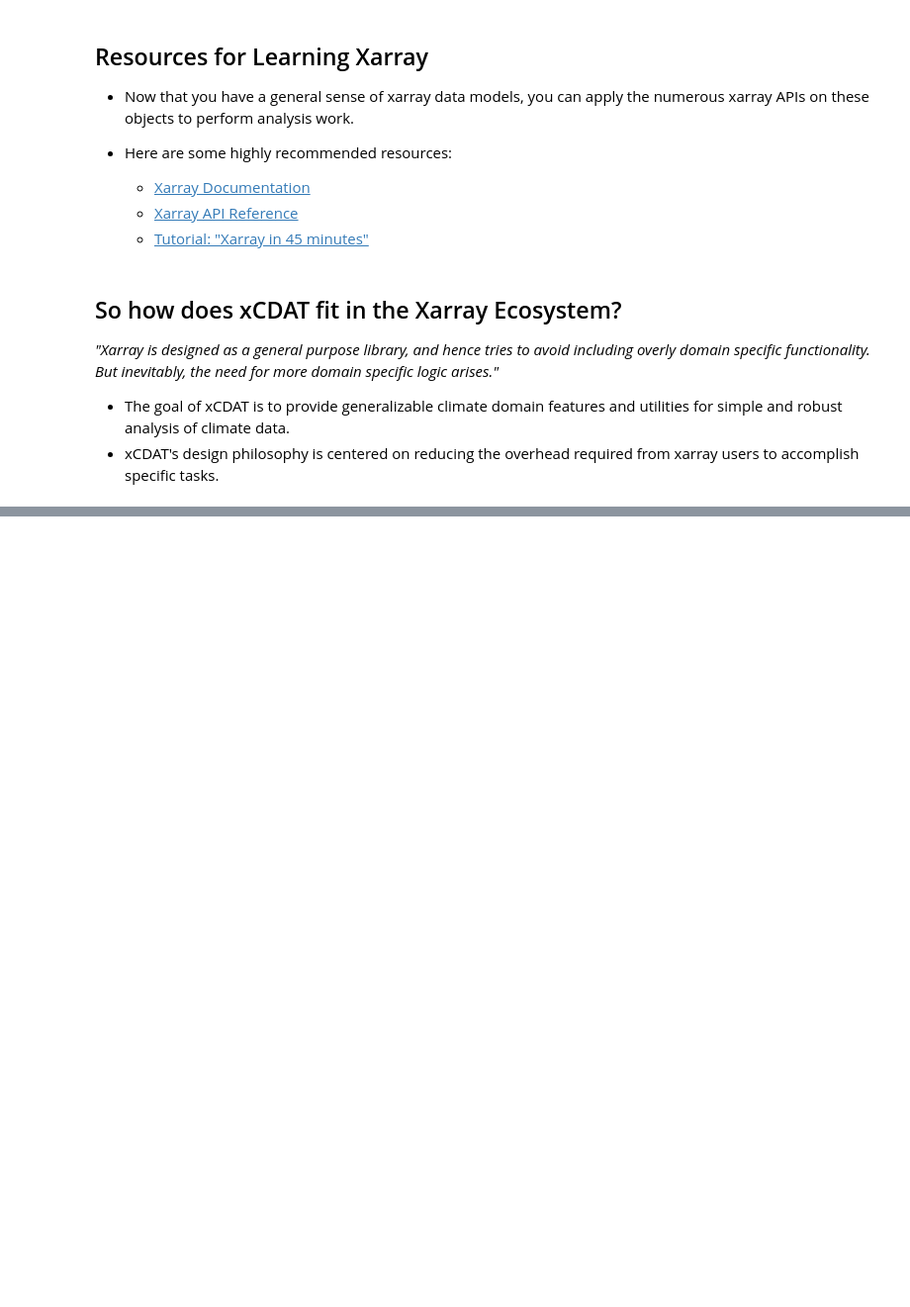
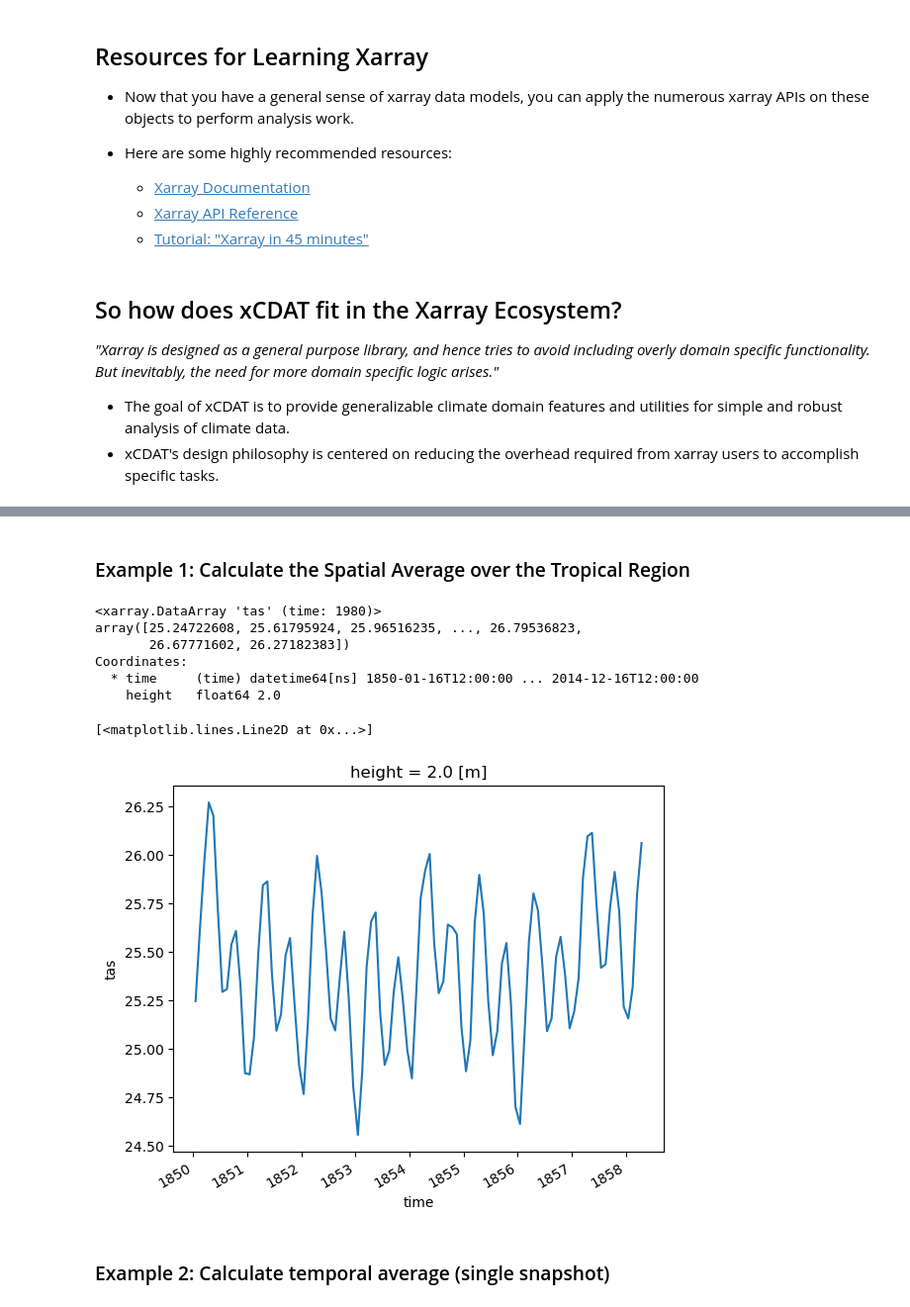
Before and after one commit to xCDAT/xcdat, a Jupyter notebook: docs/examples/introduction-to-xcdat.ipynb, the cells around one changed output, grey strips where cells are left out. Shown at 99% size. Saved outputs shown, nothing was run; the diff lists cells and outputs as text; code cells hidden in the pictures; blank space fills up the shorter version.

```diff
--- a/docs/examples/introduction-to-xcdat.ipynb
+++ b/docs/examples/introduction-to-xcdat.ipynb
@@ -193,0 +247,11 @@ _"Xarray is designed as a general purpose library, and hence tries to avoid incl
+# %%
+filepath = "http://esgf.nci.org.au/thredds/dodsC/master/CMIP6/CMIP/CSIRO/ACCESS-ESM1-5/historical/r10i1p1f1/Amon/tas/gn/v20200605/tas_Amon_ACCESS-ESM1-5_historical_r10i1p1f1_gn_185001-201412.nc"
+
+ds = xc.open_dataset(
+    filepath,
+    add_bounds=True,
+    decode_times=True,
+    center_times=True
+)
+
+ds["tas"] = ds.tas - 273.15
@@ -193,0 +278,21 @@ _"Xarray is designed as a general purpose library, and hence tries to avoid incl
+# %% [markdown]
+### Example 1: Calculate the Spatial Average over the Tropical Region
+# %%
+ds_trop_avg = ds.spatial.average("tas", axis=["X","Y"], lat_bounds=(-25,25))
+# %%
+ds_trop_avg.tas
+# %% [output]
+<xarray.DataArray 'tas' (time: 1980)>
+array([25.24722608, 25.61795924, 25.96516235, ..., 26.79536823,
+       26.67771602, 26.27182383])
+Coordinates:
+  * time     (time) datetime64[ns] 1850-01-16T12:00:00 ... 2014-12-16T12:00:00
+    height   float64 2.0
+# %%
+# Plot the first 100 time steps
+ds_trop_avg.tas.isel(time=slice(0, 100)).plot()
+# %% [output]
+[<matplotlib.lines.Line2D at 0x...>]
+[figure, added]
+# %% [markdown]
+### Example 2: Calculate temporal average (single snapshot)
```
Also changed, not shown: parts of 34 cells of this notebook.
